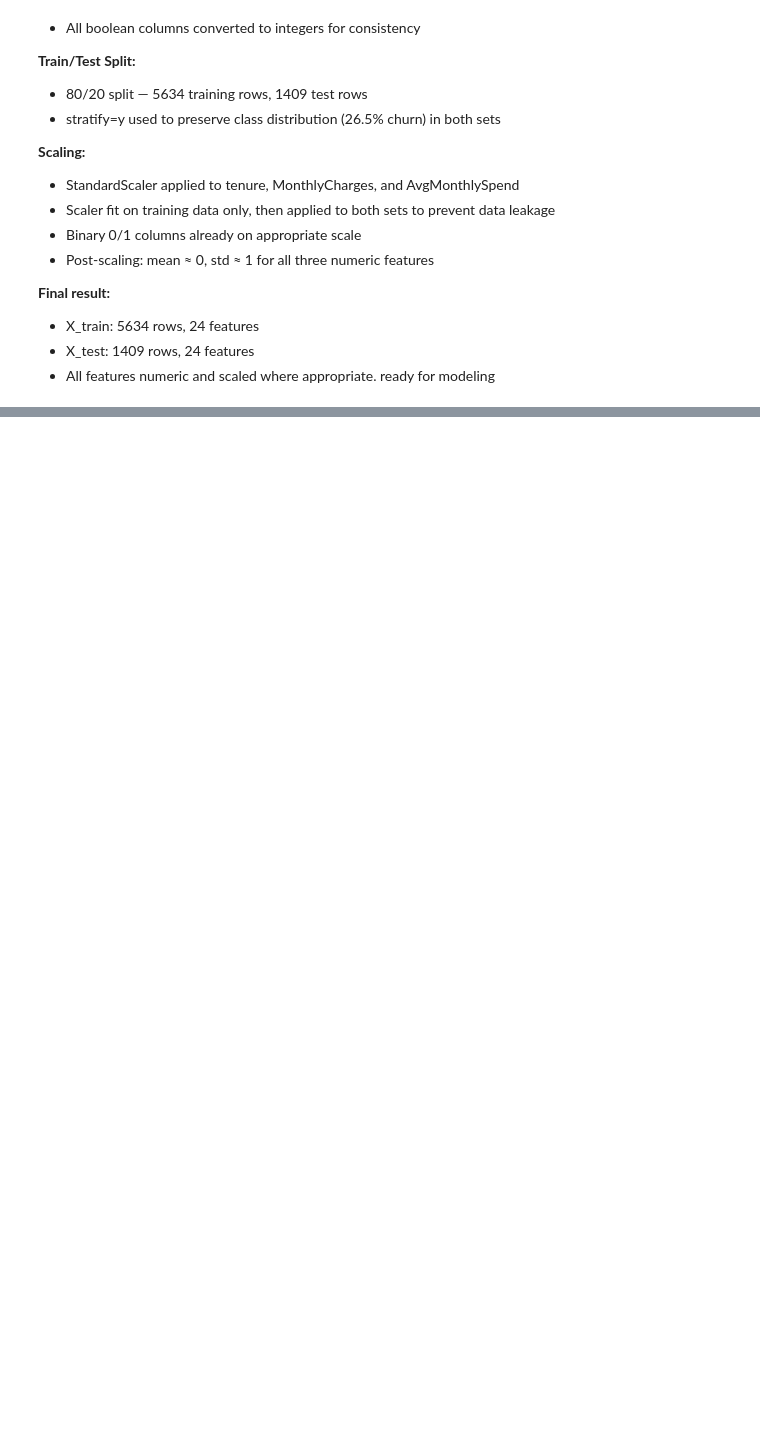
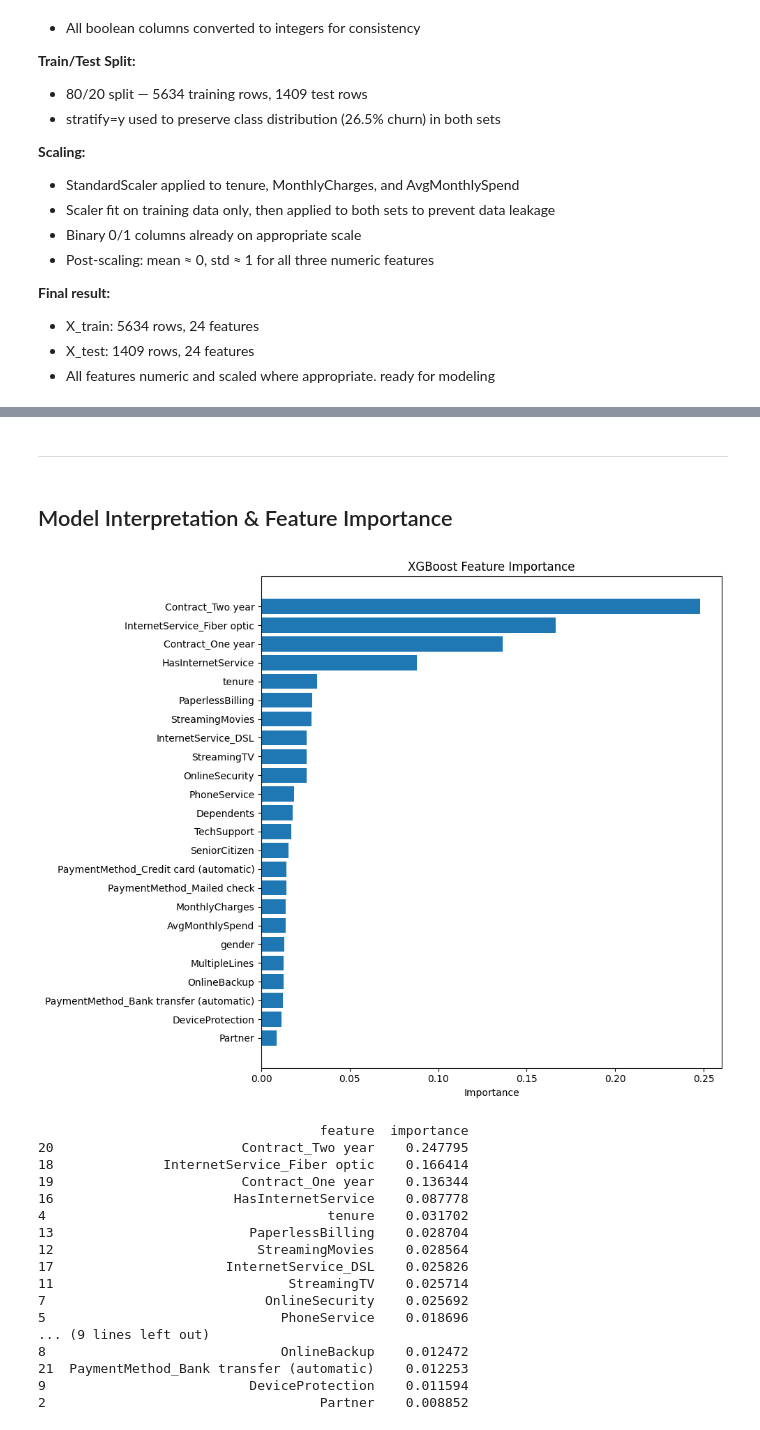
Before and after one commit to tyler-romans/customer-churn-prediction, a Jupyter notebook: Customer_Churn_Prediction.ipynb, the cells around one changed output, grey strips where cells are left out. Saved outputs shown, nothing was run; the diff lists cells and outputs as text; code cells hidden in the pictures; blank space fills up the shorter version.

Commit message:
Add files via upload
Finished training models, making predictions, validation, and results. Still need to clean up notebook and make README

```diff
--- a/Customer_Churn_Prediction.ipynb
+++ b/Customer_Churn_Prediction.ipynb
@@ -721,0 +791,5 @@ max       1.61            1.79             1.87
+# %%
+from sklearn.ensemble import RandomForestClassifier
+
+rf_model = RandomForestClassifier(random_state=42, class_weight='balanced', n_estimators=100)
+rf_model.fit(X_train, y_train)
@@ -721,0 +976,25 @@ max       1.61            1.79             1.87
+# %%
+param_grid_xgb = {
+    'n_estimators': [100, 200, 300, 500],
+    'max_depth': [3, 4, 5, 6, 7],
+    'learning_rate': [0.01, 0.05, 0.1, 0.2],
+    'subsample': [0.6, 0.8, 1.0],
+    'colsample_bytree': [0.6, 0.8, 1.0],
+    'min_child_weight': [1, 3, 5]
+}
+
+xgb_tuned = RandomizedSearchCV(
+    XGBClassifier(random_state=42,
+                  scale_pos_weight=len(y_train[y_train==0])/len(y_train[y_train==1]),
+                  eval_metric='logloss'),
+    param_distributions=param_grid_xgb,
+    n_iter=20,
+    cv=5,
+    scoring='f1',
+    random_state=42,
+    n_jobs=-1
+)
+
+xgb_tuned.fit(X_train, y_train)
+print("Best parameters:", xgb_tuned.best_params_)
+print("Best CV F1 score:", xgb_tuned.best_score_.round(3))
@@ -721,0 +1054,38 @@ max       1.61            1.79             1.87
+# %% [markdown]
+---
+# %% [markdown]
+## Model Interpretation & Feature Importance
+# %%
+feature_importance = pd.DataFrame({
+    'feature': X_train.columns,
+    'importance': xgb_tuned.best_estimator_.feature_importances_
+}).sort_values('importance', ascending=False)
+
+plt.figure(figsize=(10, 8))
+plt.barh(feature_importance['feature'], feature_importance['importance'])
+plt.xlabel('Importance')
+plt.title('XGBoost Feature Importance')
+plt.gca().invert_yaxis()
+plt.tight_layout()
+plt.show()
+
+print(feature_importance)
+# %% [output]
+[figure, added]
+                                    feature  importance
+20                        Contract_Two year    0.247795
+18              InternetService_Fiber optic    0.166414
+19                        Contract_One year    0.136344
+16                       HasInternetService    0.087778
+4                                    tenure    0.031702
+13                         PaperlessBilling    0.028704
+12                          StreamingMovies    0.028564
+17                      InternetService_DSL    0.025826
+11                              StreamingTV    0.025714
+7                            OnlineSecurity    0.025692
+5                              PhoneService    0.018696
+... (9 lines left out)
+8                              OnlineBackup    0.012472
+21  PaymentMethod_Bank transfer (automatic)    0.012253
+9                          DeviceProtection    0.011594
+2                                   Partner    0.008852
```
Also changed, not shown: parts of 47 cells of this notebook.
